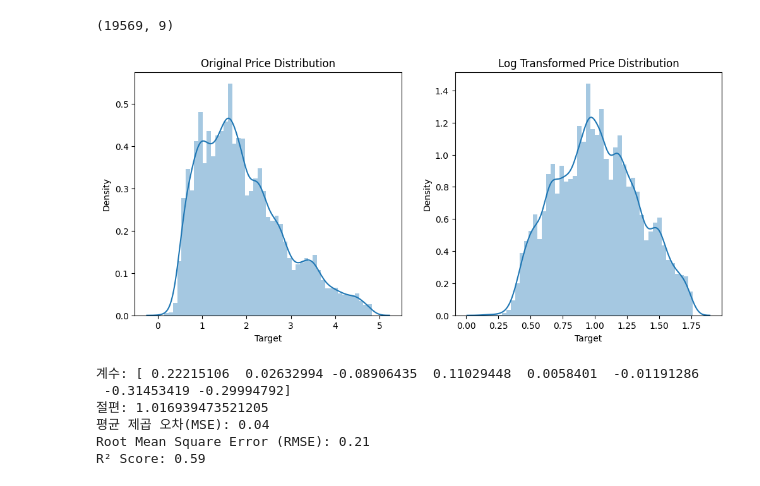
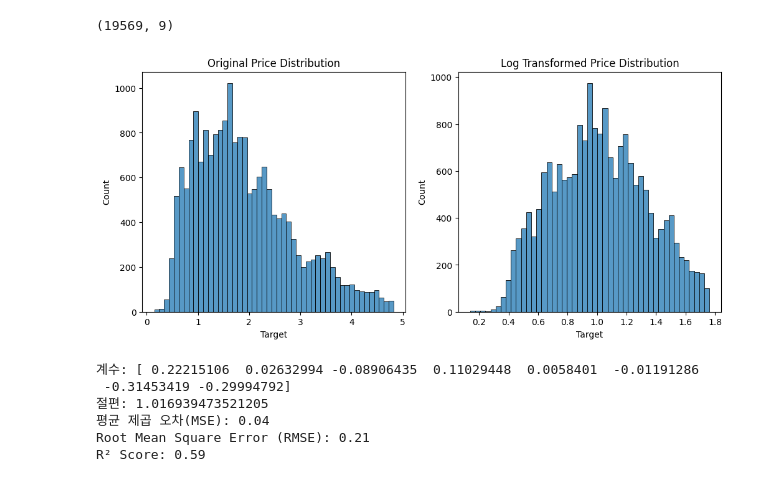
Before and after one commit to bnv20/kdt_2310, a Jupyter notebook: m5_ml/m5_머신러닝_회귀.ipynb, the cells around one changed output. Saved outputs shown, nothing was run; the diff lists cells and outputs as text; code cells hidden in the pictures.

```diff
--- a/m5_ml/m5_머신러닝_회귀.ipynb
+++ b/m5_ml/m5_머신러닝_회귀.ipynb
@@ -339,24 +358,24 @@ df_no_outliers.shape
 # %%
 import matplotlib.pyplot as plt
 import seaborn as sns
 import numpy as np
 
 # 1행 2열의 서브플롯 생성
 fig, axs = plt.subplots(figsize=(12, 5), ncols=2, nrows=1)
 
 # 원래 PRICE의 분포
-sns.distplot(df_no_outliers['Target'], ax=axs[0])
+sns.histplot(df_no_outliers['Target'], ax=axs[0])
 axs[0].set_title('Original Price Distribution')
 
 # 로그 변환된 PRICE의 분포
 y_log = np.log1p(df_no_outliers['Target'])
-sns.distplot(y_log, ax=axs[1])
+sns.histplot(y_log, ax=axs[1])
 axs[1].set_title('Log Transformed Price Distribution')
 
 # 그래프 표시
 plt.show()
 # %% [output]
-[figure, old version]
+[figure, new version]
 # %%
 import numpy as np
 import pandas as pd
```
Also changed, not shown: parts of 41 cells of this notebook.
